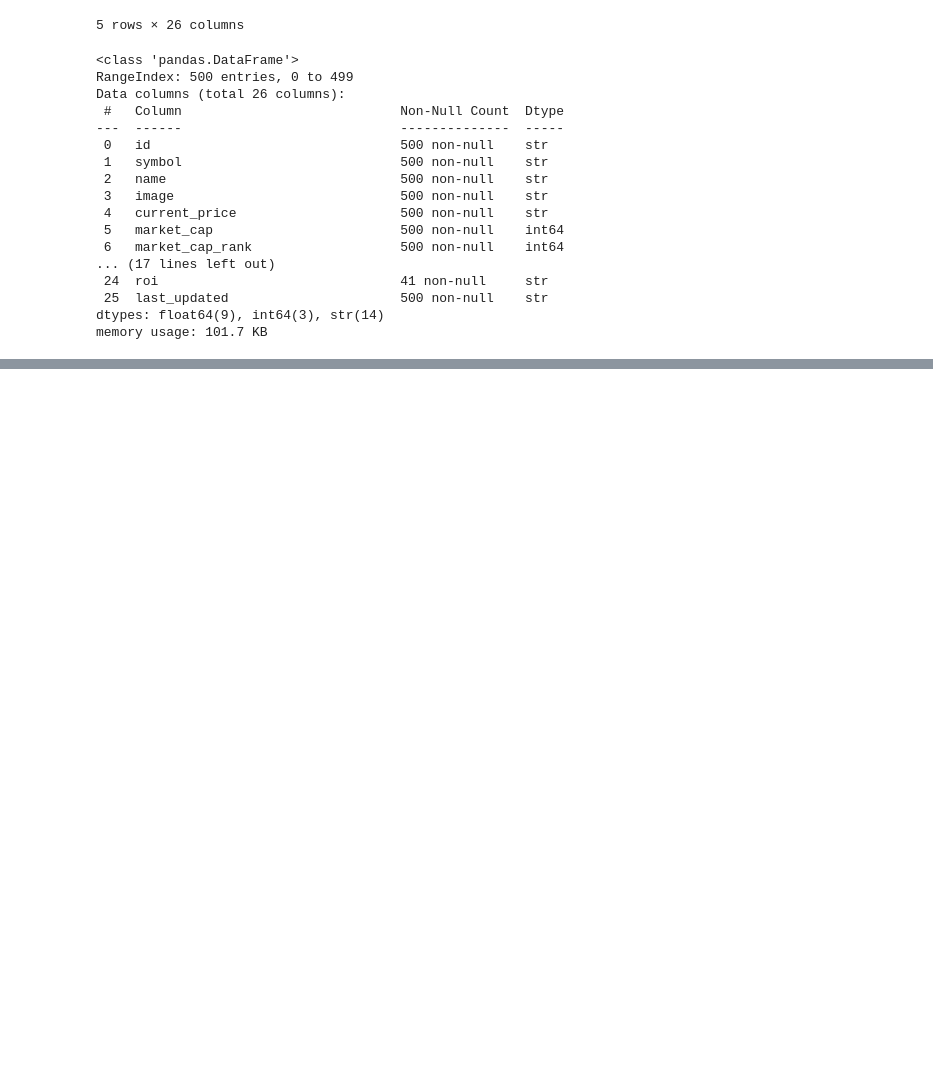
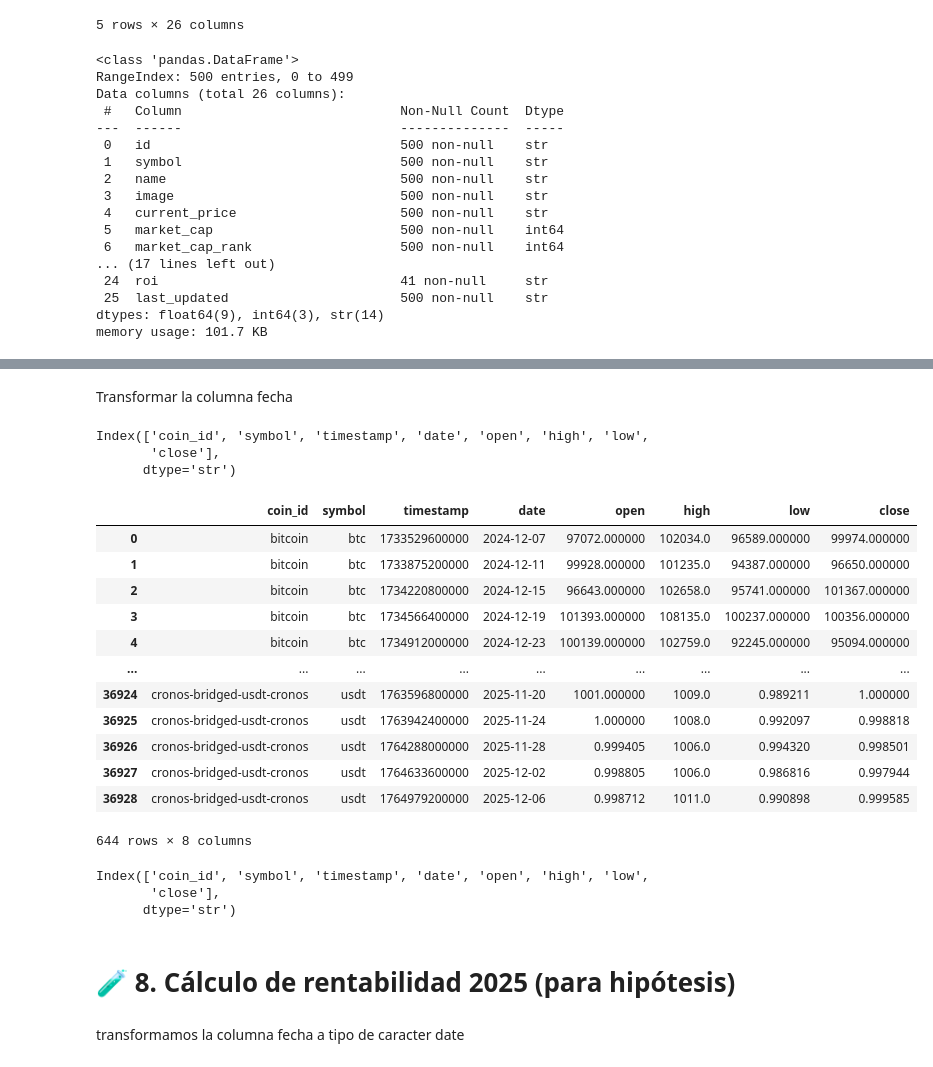
Before and after one commit to ramasa987/EDA_CRYPTO, a Jupyter notebook: CODIGO/NOTEBOOKS/EDA_MEMORIA_DESARROLLO.ipynb, the cells around one changed output, grey strips where cells are left out. Saved outputs shown, nothing was run; the diff lists cells and outputs as text; code cells hidden in the pictures; blank space fills up the shorter version.

```diff
--- a/CODIGO/NOTEBOOKS/EDA_MEMORIA_DESARROLLO.ipynb
+++ b/CODIGO/NOTEBOOKS/EDA_MEMORIA_DESARROLLO.ipynb
@@ -123,0 +150,2 @@ memory usage: 23.4+ KB
+# %%
+metadata["ranking"] = (0.40 * metadata["market_cap"] + 0.30 * metadata["total_volume"] + 0.20 * metadata["volatility_24h"] + 0.10 * metadata["ath_distance"])
@@ -123,0 +154,8 @@ memory usage: 23.4+ KB
+# %%
+top5 = metadata.sort_values("ranking", ascending=False).head(5)
+top5_assets = top5["symbol"].tolist()
+
+print("Los 5 criptoactivos seleccionados son:")
+print(top5_assets)
+
+top5
@@ -123,0 +173,3 @@ memory usage: 23.4+ KB
+# %%
+ohlc = pd.read_csv("../DATA/crypto_ohlc.csv")
+ohlc.head()
@@ -123,0 +201,7 @@ memory usage: 23.4+ KB
+# %%
+cols_numeric = ["open", "high","low","close"]
+for col in cols_numeric:
+    ohlc[col] = pd.to_numeric(ohlc[col], errors="coerce")
+
+# Eliminar filas con datos faltantes en métricas clave
+ohlc = ohlc.dropna(subset=cols_numeric)
@@ -123,0 +226,36 @@ memory usage: 23.4+ KB
+# %% [markdown]
+Transformar la columna fecha
+# %%
+ohlc.columns
+# %% [output]
+Index(['coin_id', 'symbol', 'timestamp', 'date', 'open', 'high', 'low',
+       'close'],
+      dtype='str')
+# %%
+# Filtrar solo los 5 activos seleccionados
+ohlc_top5 = ohlc[ohlc["symbol"].isin(top5_assets)]
+ohlc_top5
+# %% [output]
+|  | coin_id | symbol | timestamp | date | open | high | low | close |
+| 0 | bitcoin | btc | 1733529600000 | 2024-12-07 | 97072.000000 | 102034.0 | 96589.000000 | 99974.000000 |
+| 1 | bitcoin | btc | 1733875200000 | 2024-12-11 | 99928.000000 | 101235.0 | 94387.000000 | 96650.000000 |
+| 2 | bitcoin | btc | 1734220800000 | 2024-12-15 | 96643.000000 | 102658.0 | 95741.000000 | 101367.000000 |
+| 3 | bitcoin | btc | 1734566400000 | 2024-12-19 | 101393.000000 | 108135.0 | 100237.000000 | 100356.000000 |
+| 4 | bitcoin | btc | 1734912000000 | 2024-12-23 | 100139.000000 | 102759.0 | 92245.000000 | 95094.000000 |
+| ... | ... | ... | ... | ... | ... | ... | ... | ... |
+| 36924 | cronos-bridged-usdt-cronos | usdt | 1763596800000 | 2025-11-20 | 1001.000000 | 1009.0 | 0.989211 | 1.000000 |
+| 36925 | cronos-bridged-usdt-cronos | usdt | 1763942400000 | 2025-11-24 | 1.000000 | 1008.0 | 0.992097 | 0.998818 |
+| 36926 | cronos-bridged-usdt-cronos | usdt | 1764288000000 | 2025-11-28 | 0.999405 | 1006.0 | 0.994320 | 0.998501 |
+| 36927 | cronos-bridged-usdt-cronos | usdt | 1764633600000 | 2025-12-02 | 0.998805 | 1006.0 | 0.986816 | 0.997944 |
+| 36928 | cronos-bridged-usdt-cronos | usdt | 1764979200000 | 2025-12-06 | 0.998712 | 1011.0 | 0.990898 | 0.999585 |
+644 rows × 8 columns
+# %%
+ohlc_top5.columns
+# %% [output]
+Index(['coin_id', 'symbol', 'timestamp', 'date', 'open', 'high', 'low',
+       'close'],
+      dtype='str')
+# %% [markdown]
+# 🧪 8. Cálculo de rentabilidad 2025 (para hipótesis)
+# %% [markdown]
+transformamos la columna fecha a tipo de caracter date
```
Also changed, not shown: parts of 28 cells of this notebook, 1 other file.
